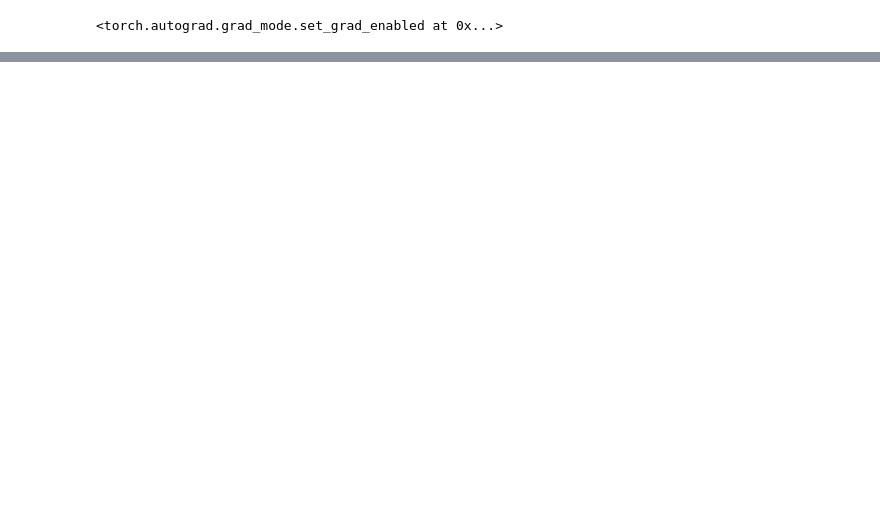
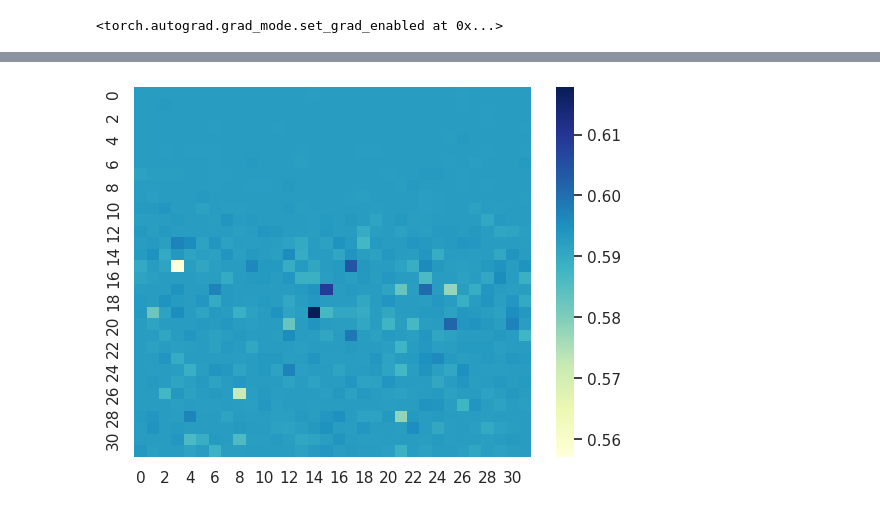
Before and after one commit to ericwtodd/function_vectors, a Jupyter notebook: src/playground.ipynb, the cells around one changed output, grey strips where cells are left out. Cells and saved outputs as stored; diff of their text form; code cells hidden in the pictures; blank space fills up the shorter version.

```diff
--- a/src/playground.ipynb
+++ b/src/playground.ipynb
@@ -22,2 +30,2 @@ separators = {"input":"\n", "output":"\n", "instructions":""}
 # %%
-results = n_shot_eval_no_intervention(dataset=dataset, n_shots=10, model=model, tokenizer=tokenizer, model_config=model_config, prefixes=prefixes, separators=separators, metric="exact_match_score")
+activations = get_mean_head_activations(dataset=dataset, model=model, model_config=model_config, tokenizer=tokenizer, n_icl_examples=0, N_TRIALS=1, prefixes=prefixes, separators=separators)
@@ -61,0 +32,2 @@ tokenizer(dataset["test"]["output"])
+# %%
+cie = compute_indirect_effect(dataset=dataset, model=model, model_config=model_config, mean_activations=activations, tokenizer=tokenizer, n_shots=0, n_trials=25, prefixes=prefixes, separators=separators, instruction_ablation="mean")
@@ -61,0 +242,14 @@ tokenizer(dataset["test"]["output"])
+# %%
+avg_cie = torch.mean(cie, axis=0)
+# %%
+avg_cie = np.array(avg_cie)
+avg_cie = avg_cie.squeeze()
+# %%
+import seaborn as sns
+import matplotlib.pyplot as plt
+
+sns.set_theme(style="whitegrid")
+sns.heatmap(avg_cie, cmap="YlGnBu")
+plt.show()
+# %% [output]
+[figure, added]
```
Also changed, not shown: parts of 25 cells of this notebook, 30 other files.
